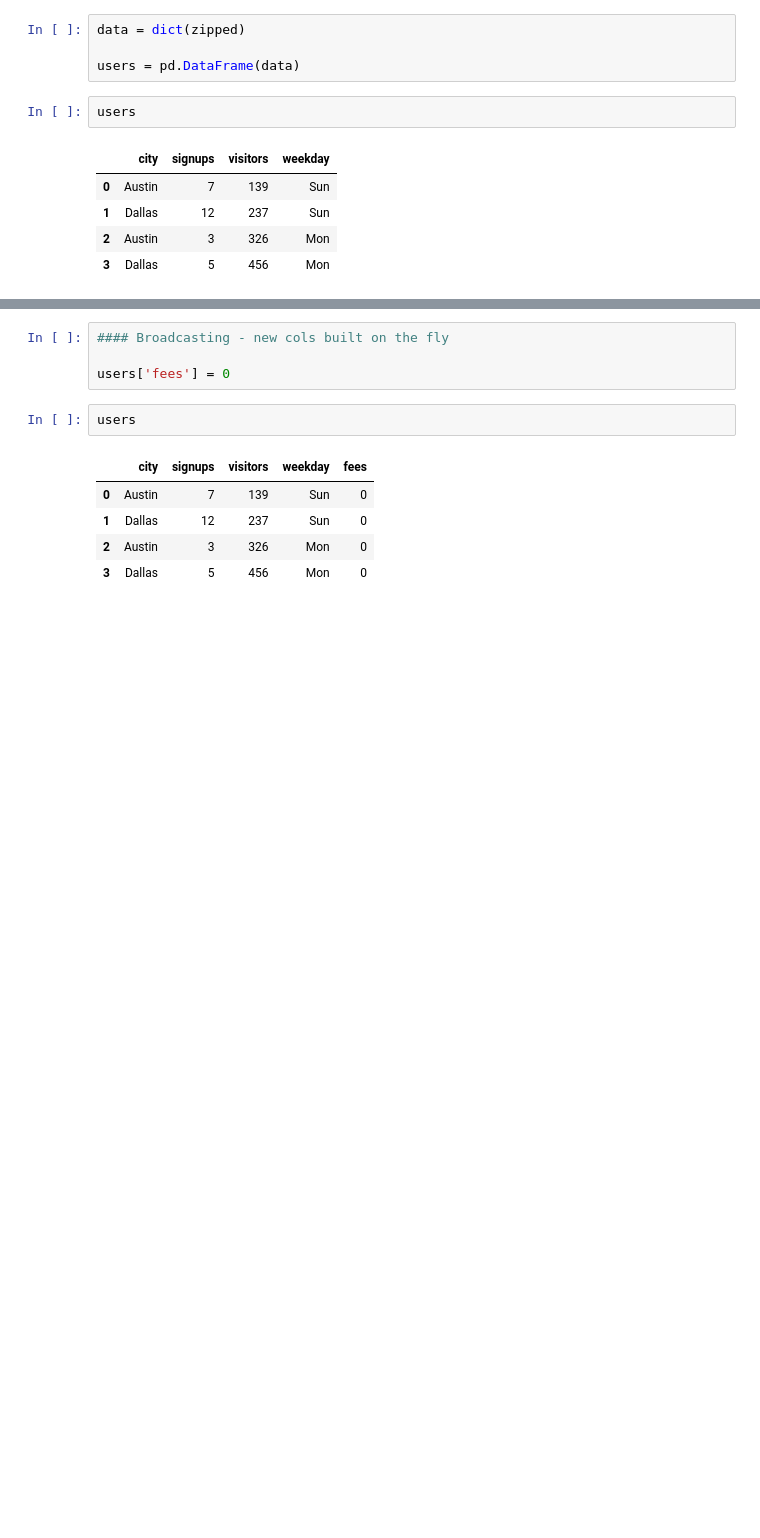
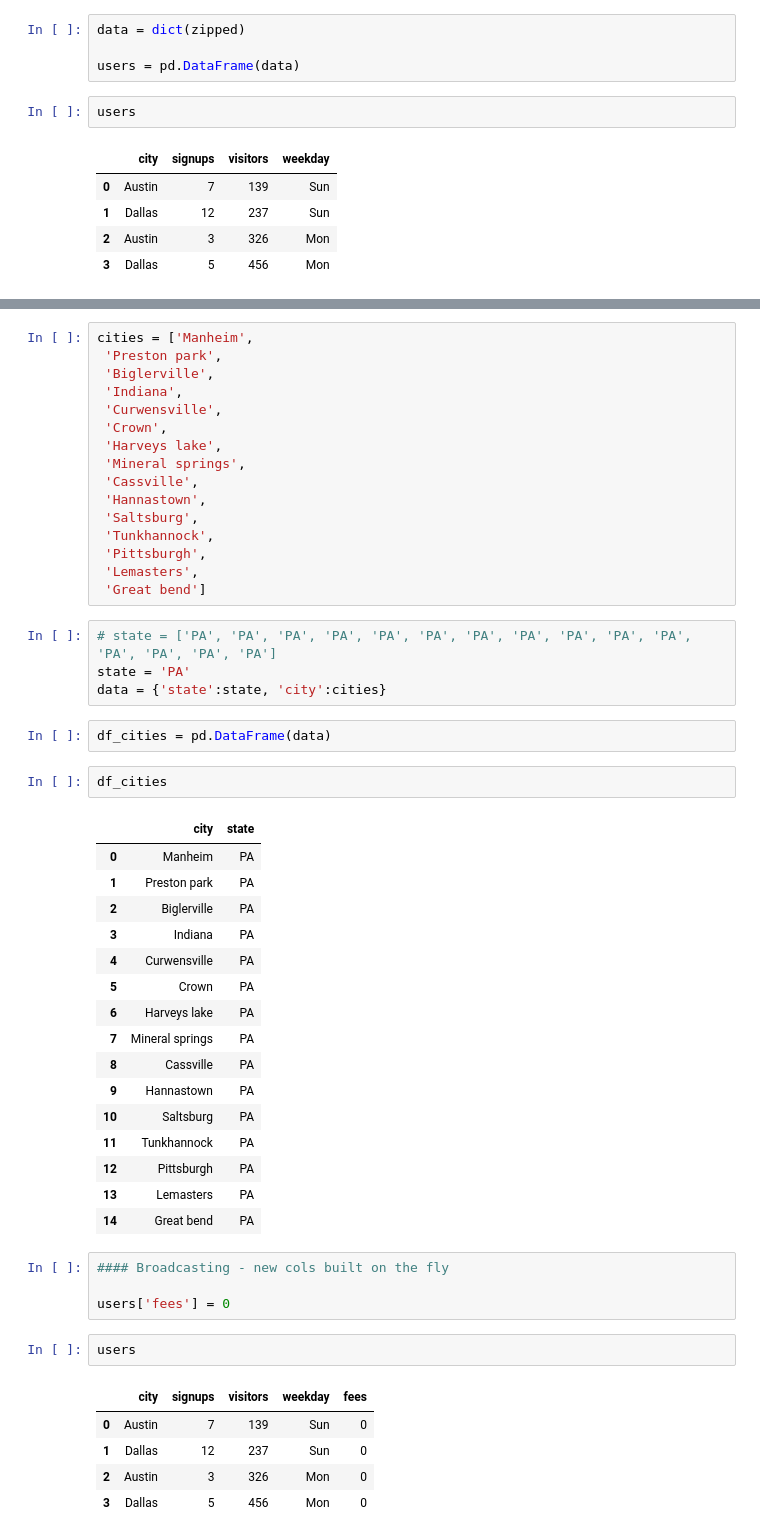
Before and after one commit to naidaire/pd_foundations, a Jupyter notebook: Pandas Foundation.ipynb, the cells around one changed output, grey strips where cells are left out. Drawn from its saved outputs; the diff is of its cells as text; blank space fills up the shorter version.

```diff
--- a/Pandas Foundation.ipynb
+++ b/Pandas Foundation.ipynb
@@ -137,3 +174,44 @@ users
+# %%
+cities = ['Manheim',
+ 'Preston park',
+ 'Biglerville',
+ 'Indiana',
+ 'Curwensville',
+ 'Crown',
+ 'Harveys lake',
+ 'Mineral springs',
+ 'Cassville',
+ 'Hannastown',
+ 'Saltsburg',
+ 'Tunkhannock',
+ 'Pittsburgh',
+ 'Lemasters',
+ 'Great bend']
+# %%
+# state = ['PA', 'PA', 'PA', 'PA', 'PA', 'PA', 'PA', 'PA', 'PA', 'PA', 'PA', 'PA', 'PA', 'PA', 'PA']
+state = 'PA'
+data = {'state':state, 'city':cities}
+# %%
+df_cities = pd.DataFrame(data)
+# %%
+df_cities
+# %% [output]
+|  | city | state |
+| 0 | Manheim | PA |
+| 1 | Preston park | PA |
+| 2 | Biglerville | PA |
+| 3 | Indiana | PA |
+| 4 | Curwensville | PA |
+| 5 | Crown | PA |
+| 6 | Harveys lake | PA |
+| 7 | Mineral springs | PA |
+| 8 | Cassville | PA |
+| 9 | Hannastown | PA |
+| 10 | Saltsburg | PA |
+| 11 | Tunkhannock | PA |
+| 12 | Pittsburgh | PA |
+| 13 | Lemasters | PA |
+| 14 | Great bend | PA |
 # %%
 #### Broadcasting - new cols built on the fly
 
```
Also changed, not shown: parts of 22 cells of this notebook, 4 other files.
